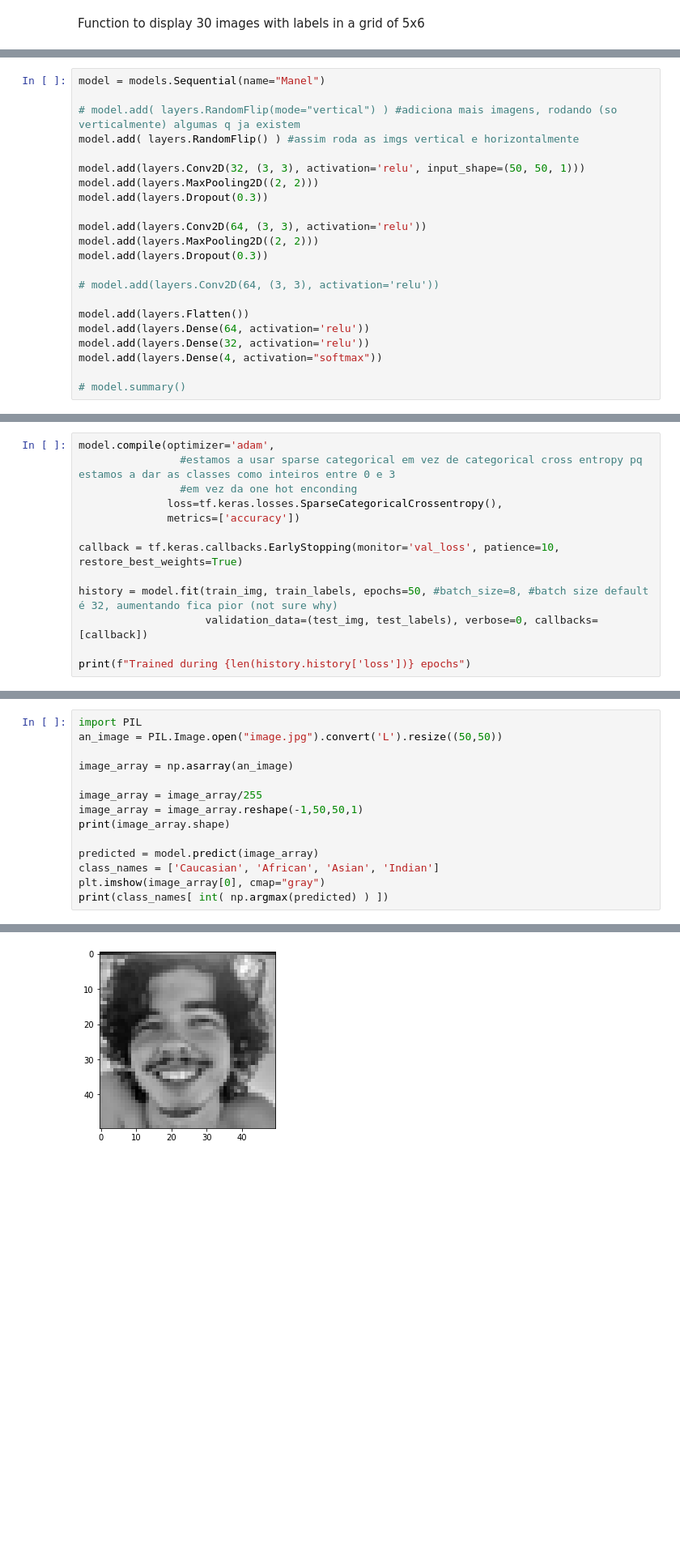
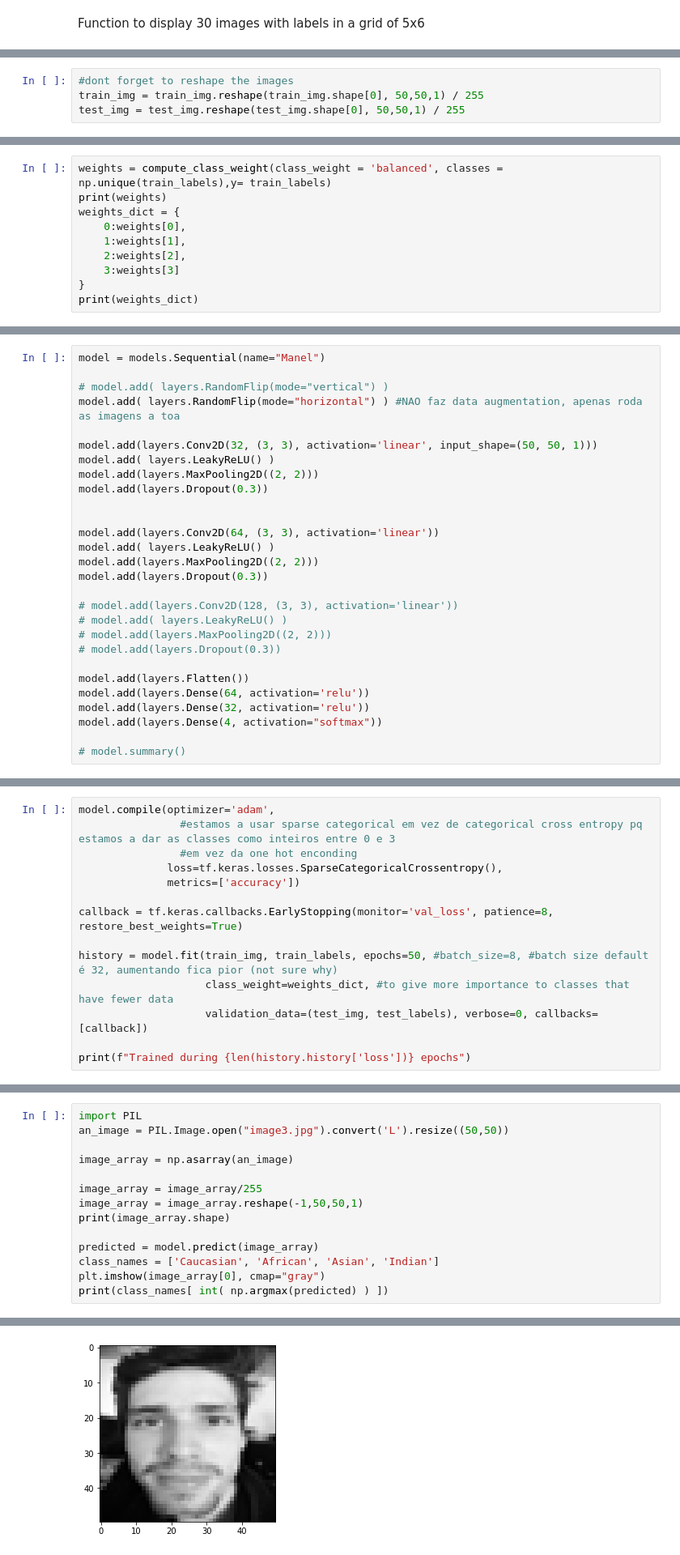
Before and after one commit to Andreps18/Projeto-AAUT, a Jupyter notebook: Classification/class_p2.ipynb, the cells around one changed output, grey strips where cells are left out. Shown at 81% size. Cells and saved outputs as stored; diff of their text form; blank space fills up the shorter version.

```diff
--- a/Classification/class_p2.ipynb
+++ b/Classification/class_p2.ipynb
@@ -52,0 +56,4 @@ train_img,test_img,train_labels,test_labels = train_test_split(X_TRAIN,Y_TRAIN,t
+# %%
+#dont forget to reshape the images
+train_img = train_img.reshape(train_img.shape[0], 50,50,1) / 255
+test_img = test_img.reshape(test_img.shape[0], 50,50,1) / 255
@@ -52,0 +81,10 @@ train_img,test_img,train_labels,test_labels = train_test_split(X_TRAIN,Y_TRAIN,t
+# %%
+weights = compute_class_weight(class_weight = 'balanced', classes = np.unique(train_labels),y= train_labels)
+print(weights)
+weights_dict = {
+    0:weights[0],
+    1:weights[1],
+    2:weights[2],
+    3:weights[3]
+}
+print(weights_dict)
@@ -53,18 +94,24 @@ train_img,test_img,train_labels,test_labels = train_test_split(X_TRAIN,Y_TRAIN,t
 # %%
 model = models.Sequential(name="Manel")
 
-# model.add( layers.RandomFlip(mode="vertical") ) #adiciona mais imagens, rodando (so verticalmente) algumas q ja existem
-model.add( layers.RandomFlip() ) #assim roda as imgs vertical e horizontalmente
+# model.add( layers.RandomFlip(mode="vertical") )
+model.add( layers.RandomFlip(mode="horizontal") ) #NAO faz data augmentation, apenas roda as imagens a toa
 
-model.add(layers.Conv2D(32, (3, 3), activation='relu', input_shape=(50, 50, 1)))
+model.add(layers.Conv2D(32, (3, 3), activation='linear', input_shape=(50, 50, 1)))
+model.add( layers.LeakyReLU() )
 model.add(layers.MaxPooling2D((2, 2)))
 model.add(layers.Dropout(0.3))
 
-model.add(layers.Conv2D(64, (3, 3), activation='relu'))
+
+model.add(layers.Conv2D(64, (3, 3), activation='linear'))
+model.add( layers.LeakyReLU() )
 model.add(layers.MaxPooling2D((2, 2)))
 model.add(layers.Dropout(0.3))
 
-# model.add(layers.Conv2D(64, (3, 3), activation='relu'))
+# model.add(layers.Conv2D(128, (3, 3), activation='linear'))
+# model.add( layers.LeakyReLU() )
+# model.add(layers.MaxPooling2D((2, 2)))
+# model.add(layers.Dropout(0.3))
 
 model.add(layers.Flatten())
 model.add(layers.Dense(64, activation='relu'))
@@ -79,9 +139,10 @@ model.compile(optimizer='adam',
               loss=tf.keras.losses.SparseCategoricalCrossentropy(),
               metrics=['accuracy'])
 
-callback = tf.keras.callbacks.EarlyStopping(monitor='val_loss', patience=10, restore_best_weights=True)
+callback = tf.keras.callbacks.EarlyStopping(monitor='val_loss', patience=8, restore_best_weights=True)
 
 history = model.fit(train_img, train_labels, epochs=50, #batch_size=8, #batch size default é 32, aumentando fica pior (not sure why)
+                    class_weight=weights_dict, #to give more importance to classes that have fewer data
                     validation_data=(test_img, test_labels), verbose=0, callbacks=[callback])
 
 print(f"Trained during {len(history.history['loss'])} epochs")
@@ -124,18 +200,18 @@ print(y_pred[10:40])
 # %%
 import PIL
-an_image = PIL.Image.open("image.jpg").convert('L').resize((50,50))
+an_image = PIL.Image.open("image3.jpg").convert('L').resize((50,50))
 
 image_array = np.asarray(an_image)
 
 image_array = image_array/255
 image_array = image_array.reshape(-1,50,50,1)
 print(image_array.shape)
 
 predicted = model.predict(image_array)
 class_names = ['Caucasian', 'African', 'Asian', 'Indian']
 plt.imshow(image_array[0], cmap="gray")
 print(class_names[ int( np.argmax(predicted) ) ])
 # %% [output]
 (1, 50, 50, 1)
 Caucasian
-[figure, old version]
+[figure, new version]
```
Also changed, not shown: parts of 17 cells of this notebook, 5 other files.
